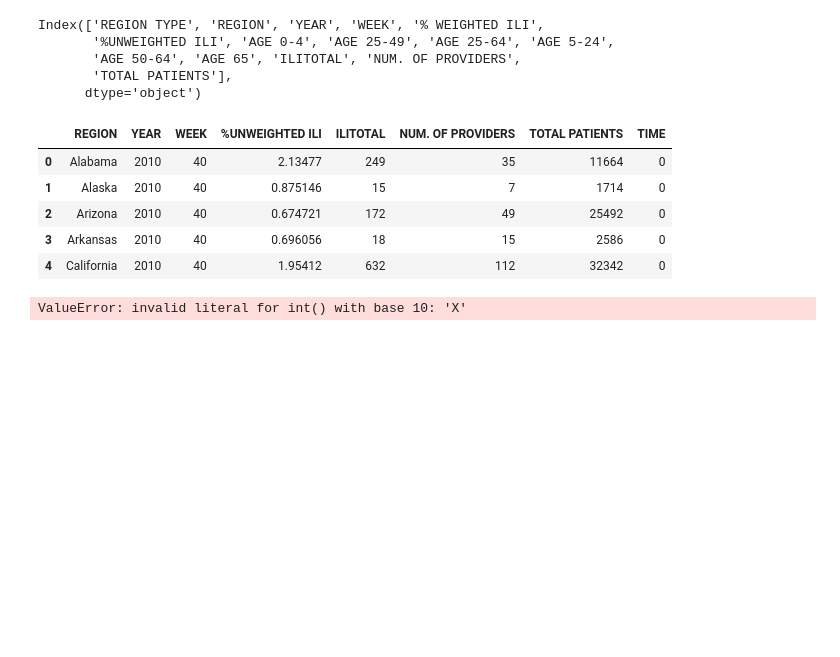
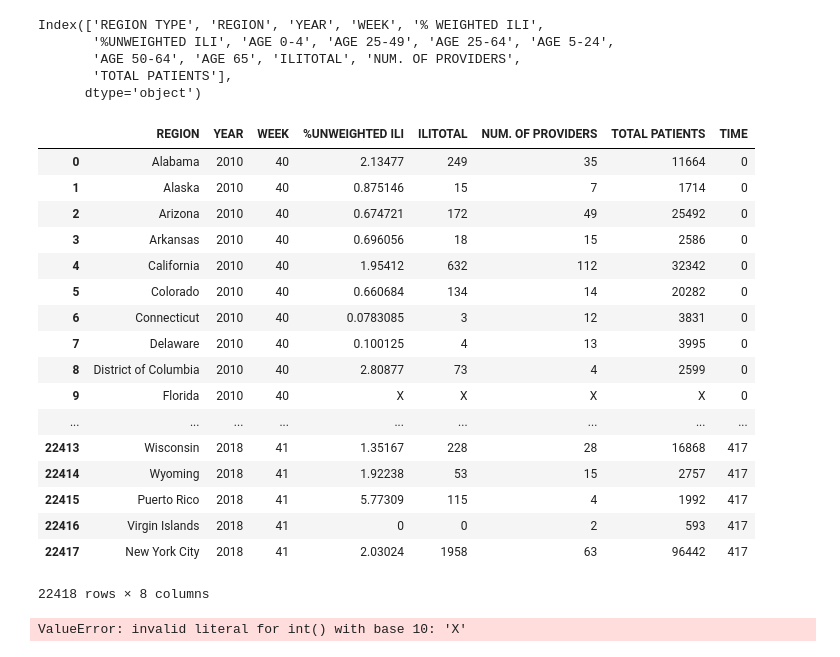
Before and after one commit to spencer-loggia/space_apps_f2018, a Jupyter notebook: kaushik_analysis.ipynb, the cells around one changed output. Cells and saved outputs as stored; diff of their text form; code cells hidden in the pictures; blank space fills up the shorter version.

Commit message:
modified healthcare data for according to month

```diff
--- a/kaushik_analysis.ipynb
+++ b/kaushik_analysis.ipynb
@@ -20,14 +20,26 @@ full_data_2 = full_data.drop(['AGE 0-4', 'AGE 25-49', 'AGE 25-64', 'AGE 5-24',
        'AGE 50-64', 'AGE 65', '% WEIGHTED ILI', 'REGION TYPE'], axis=1)
 mod_data = full_data_2.assign(TIME=(full_data_2.YEAR - 2010) * 52 + full_data_2.WEEK - 40)
 # %%
-mod_data.head()
+mod_data
 # %% [output]
 |  | REGION | YEAR | WEEK | %UNWEIGHTED ILI | ILITOTAL | NUM. OF PROVIDERS | TOTAL PATIENTS | TIME |
 | 0 | Alabama | 2010 | 40 | 2.13477 | 249 | 35 | 11664 | 0 |
 | 1 | Alaska | 2010 | 40 | 0.875146 | 15 | 7 | 1714 | 0 |
 | 2 | Arizona | 2010 | 40 | 0.674721 | 172 | 49 | 25492 | 0 |
 | 3 | Arkansas | 2010 | 40 | 0.696056 | 18 | 15 | 2586 | 0 |
 | 4 | California | 2010 | 40 | 1.95412 | 632 | 112 | 32342 | 0 |
+| 5 | Colorado | 2010 | 40 | 0.660684 | 134 | 14 | 20282 | 0 |
+| 6 | Connecticut | 2010 | 40 | 0.0783085 | 3 | 12 | 3831 | 0 |
+| 7 | Delaware | 2010 | 40 | 0.100125 | 4 | 13 | 3995 | 0 |
+| 8 | District of Columbia | 2010 | 40 | 2.80877 | 73 | 4 | 2599 | 0 |
+| 9 | Florida | 2010 | 40 | X | X | X | X | 0 |
+| ... | ... | ... | ... | ... | ... | ... | ... | ... |
+| 22413 | Wisconsin | 2018 | 41 | 1.35167 | 228 | 28 | 16868 | 417 |
+| 22414 | Wyoming | 2018 | 41 | 1.92238 | 53 | 15 | 2757 | 417 |
+| 22415 | Puerto Rico | 2018 | 41 | 5.77309 | 115 | 4 | 1992 | 417 |
+| 22416 | Virgin Islands | 2018 | 41 | 0 | 0 | 2 | 593 | 417 |
+| 22417 | New York City | 2018 | 41 | 2.03024 | 1958 | 63 | 96442 | 417 |
+22418 rows × 8 columns
 # %%
 mod_data['TOTAL PATIENTS'].astype(str).astype(int)
 mod_data.info()
```
Also changed, not shown: parts of 24 cells of this notebook, 2 other files.
